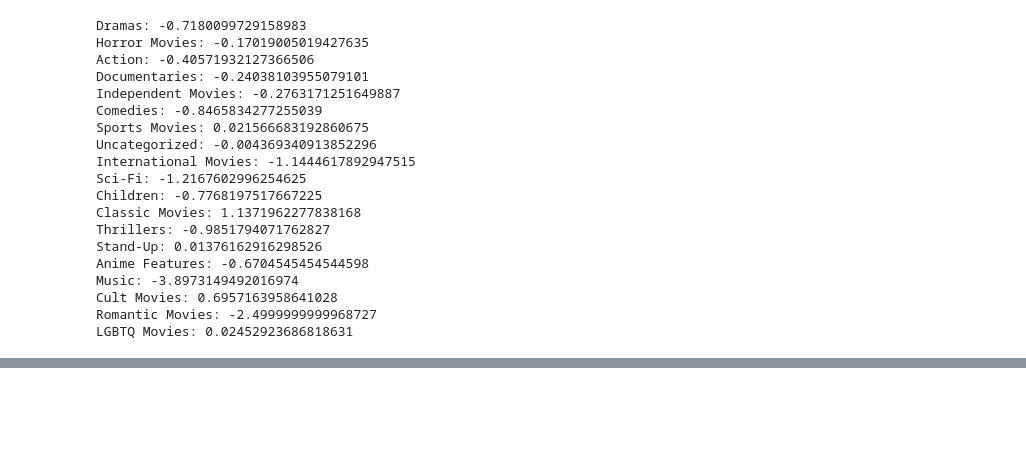
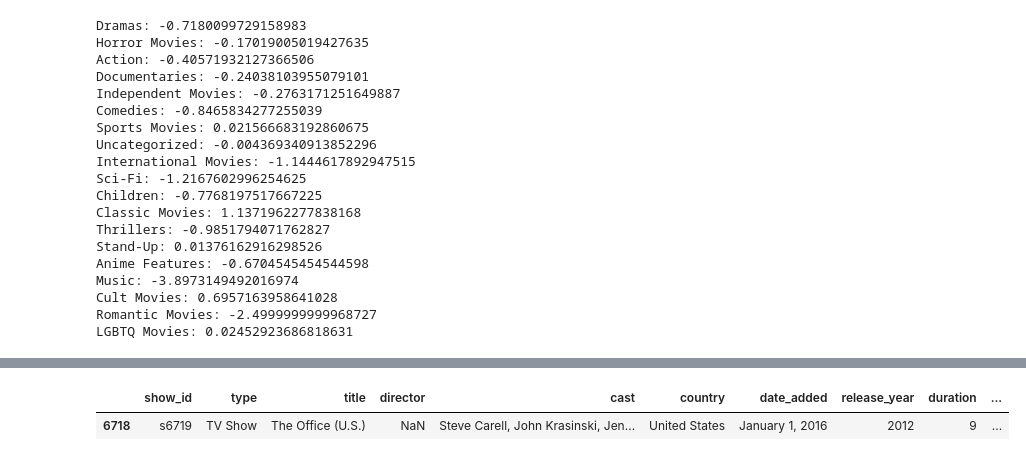
Before and after one commit to johnaboucha/data-science, a Jupyter notebook: tutorials/004.Netflix and The Office Guest Stars/Netflix.ipynb, the cells around one changed output, grey strips where cells are left out. Saved outputs shown, nothing was run; the diff lists cells and outputs as text; code cells hidden in the pictures; blank space fills up the shorter version.

```diff
--- a/tutorials/004.Netflix and The Office Guest Stars/Netflix.ipynb
+++ b/tutorials/004.Netflix and The Office Guest Stars/Netflix.ipynb
@@ -306,0 +334,8 @@ LGBTQ Movies: 0.02452923686818631
+# %%
+# The Netflix data provided doesn't include guest star information,
+# just a single entry for the series...
+
+netflix_df[netflix_df['title'] == 'The Office (U.S.)']
+# %% [output]
+|  | show_id | type | title | director | cast | country | date_added | release_year | duration | ... |
+| 6718 | s6719 | TV Show | The Office (U.S.) | NaN | Steve Carell, John Krasinski, Jen... | United States | January 1, 2016 | 2012 | 9 | ... |
```
Also changed, not shown: parts of 4 cells of this notebook.
